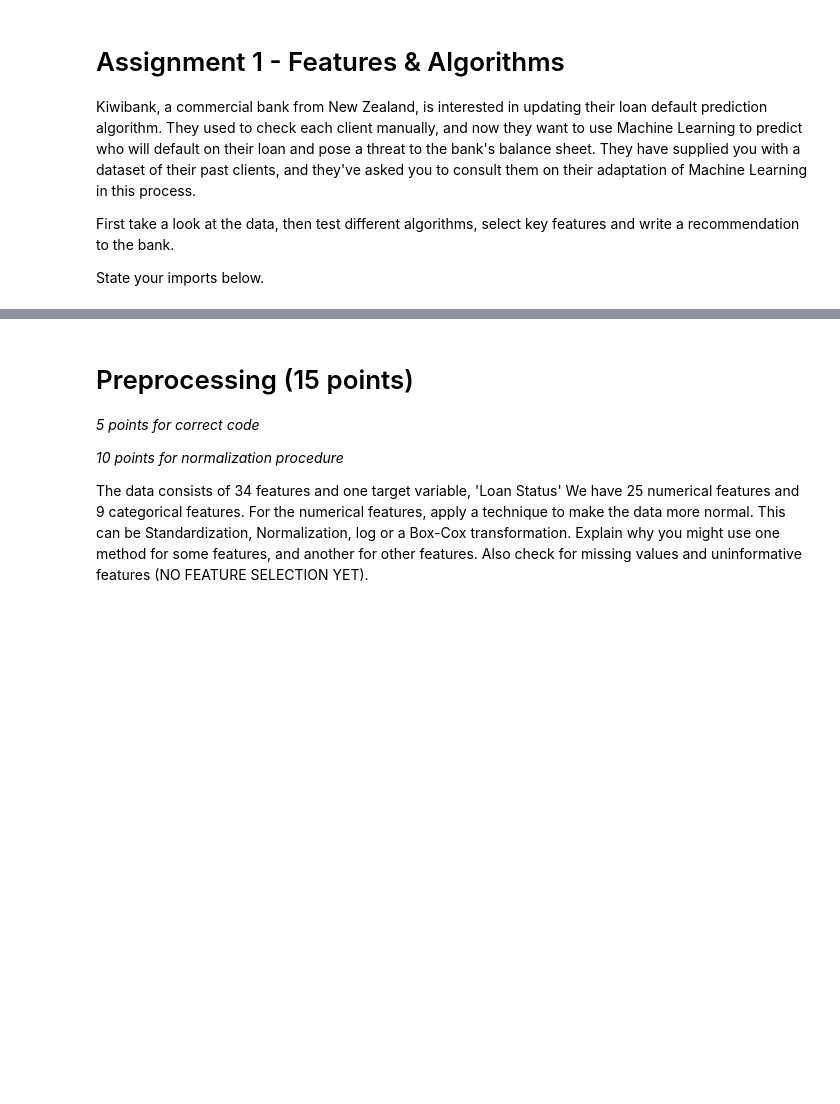
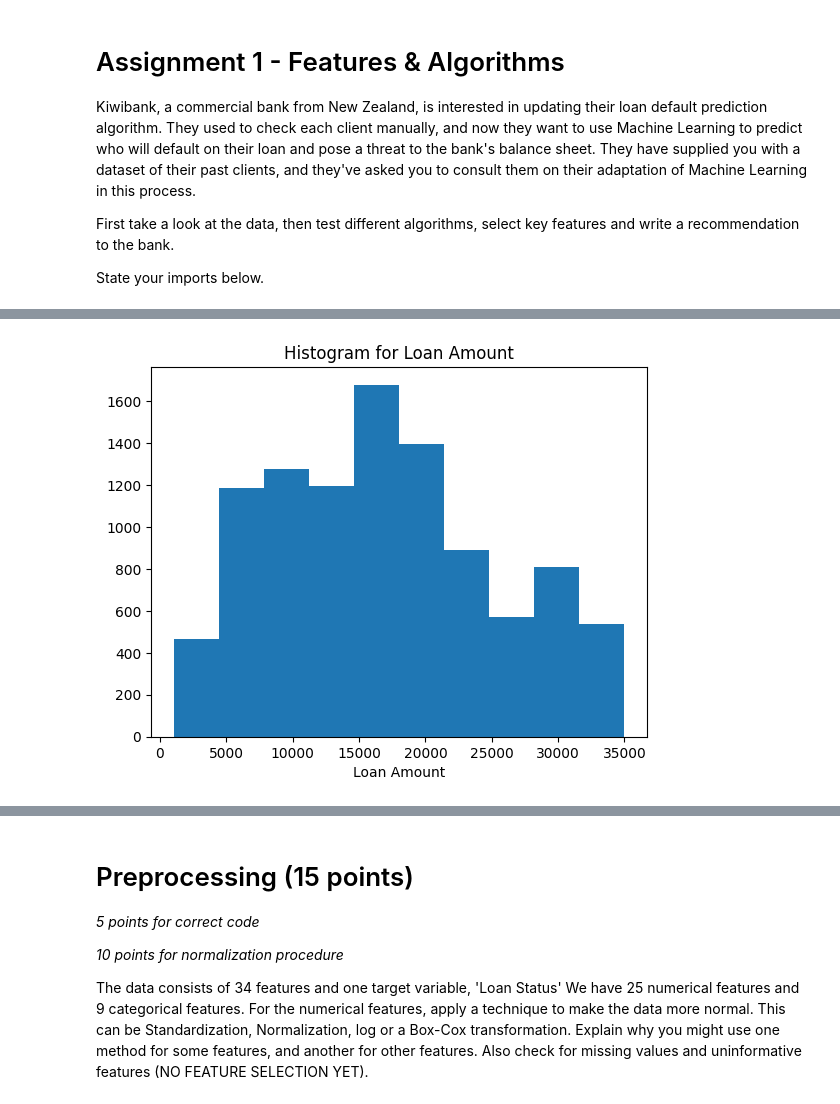
Before and after one commit to Imani-C/Machine_learning_Assignment1, a Jupyter notebook: ML4F_2023_Assignment_1.ipynb, the cells around one changed output, grey strips where cells are left out. Drawn from its saved outputs; the diff is of its cells as text; code cells hidden in the pictures; blank space fills up the shorter version.

```diff
--- a/ML4F_2023_Assignment_1.ipynb
+++ b/ML4F_2023_Assignment_1.ipynb
@@ -47,0 +90,7 @@ data = pd.read_csv("/content/7_ML4F_Assignment1Data.csv")
+# %%
+plt.hist(data["Loan Amount"])
+plt.xlabel("Loan Amount")
+plt.title("Histogram for Loan Amount")
+plt.show()
+# %% [output]
+[figure, added]
```
Also changed, not shown: parts of 29 cells of this notebook.
